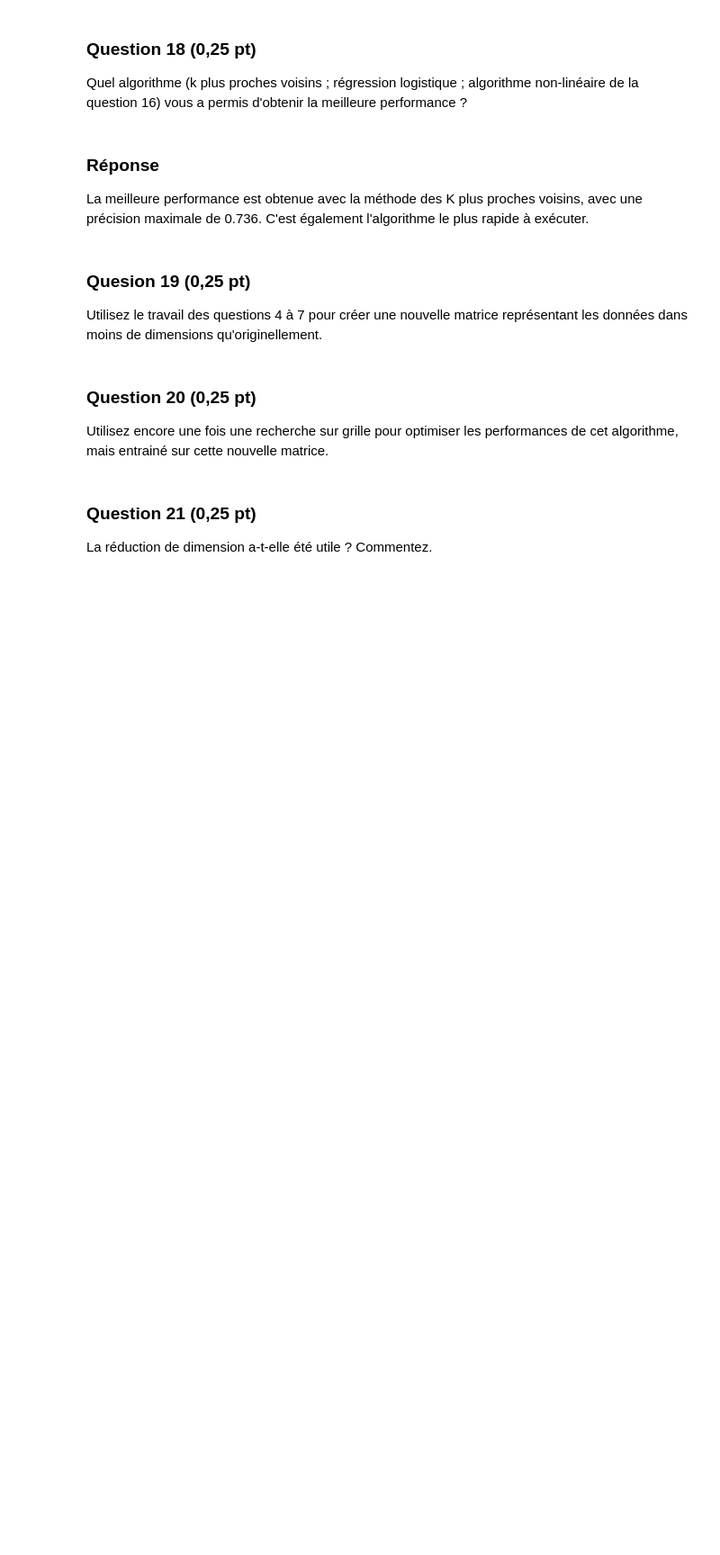
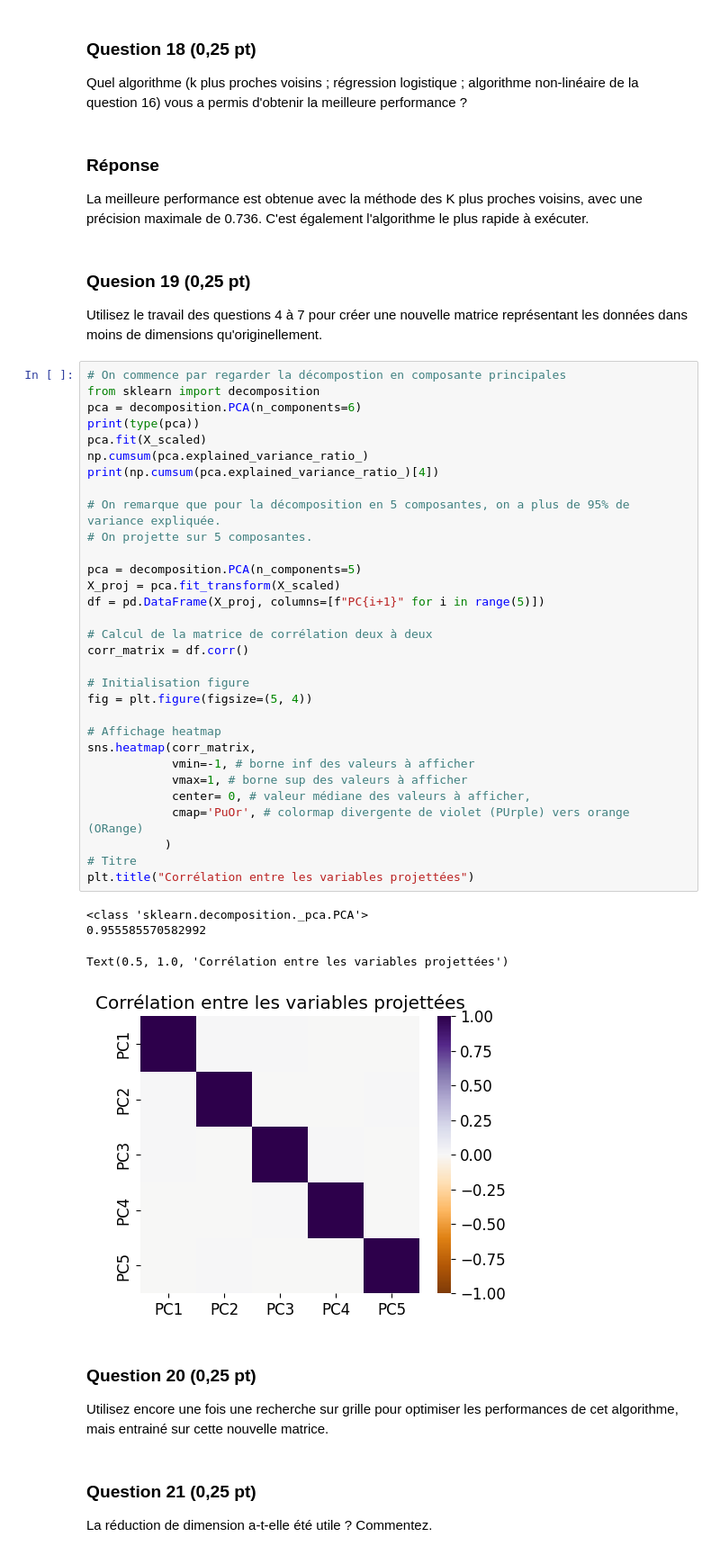
Before and after one commit to Emile-P24/projet_SDD, a Jupyter notebook: SDD_Feliers_Thompson.ipynb, the cells around one changed output. Shown at 90% size. Cells and saved outputs as stored; diff of their text form; blank space fills up the shorter version.

```diff
--- a/SDD_Feliers_Thompson.ipynb
+++ b/SDD_Feliers_Thompson.ipynb
@@ -508,6 +508,42 @@ La meilleure performance est obtenue avec la méthode des K plus proches voisins
 # %% [markdown]
 ### Quesion 19 (0,25 pt)
 Utilisez le travail des questions 4 à 7 pour créer une nouvelle matrice représentant les données dans moins de dimensions qu'originellement.
+# %%
+# On commence par regarder la décompostion en composante principales
+from sklearn import decomposition
+pca = decomposition.PCA(n_components=6)
+print(type(pca))
+pca.fit(X_scaled)
+np.cumsum(pca.explained_variance_ratio_)
+print(np.cumsum(pca.explained_variance_ratio_)[4])
+
+# On remarque que pour la décomposition en 5 composantes, on a plus de 95% de variance expliquée.
+# On projette sur 5 composantes.
+
+pca = decomposition.PCA(n_components=5)
+X_proj = pca.fit_transform(X_scaled)
+df = pd.DataFrame(X_proj, columns=[f"PC{i+1}" for i in range(5)])
+
+# Calcul de la matrice de corrélation deux à deux
+corr_matrix = df.corr()
+
+# Initialisation figure
+fig = plt.figure(figsize=(5, 4))
+
+# Affichage heatmap
+sns.heatmap(corr_matrix,
+            vmin=-1, # borne inf des valeurs à afficher
+            vmax=1, # borne sup des valeurs à afficher
+            center= 0, # valeur médiane des valeurs à afficher,
+            cmap='PuOr', # colormap divergente de violet (PUrple) vers orange (ORange)
+           )
+# Titre
+plt.title("Corrélation entre les variables projettées")
+# %% [output]
+<class 'sklearn.decomposition._pca.PCA'>
+0.955585570582992
+Text(0.5, 1.0, 'Corrélation entre les variables projettées')
+[figure, added]
 # %% [markdown]
 ### Question 20 (0,25 pt)
 Utilisez encore une fois une recherche sur grille pour optimiser les performances de cet algorithme, mais entrainé sur cette nouvelle matrice.
```
